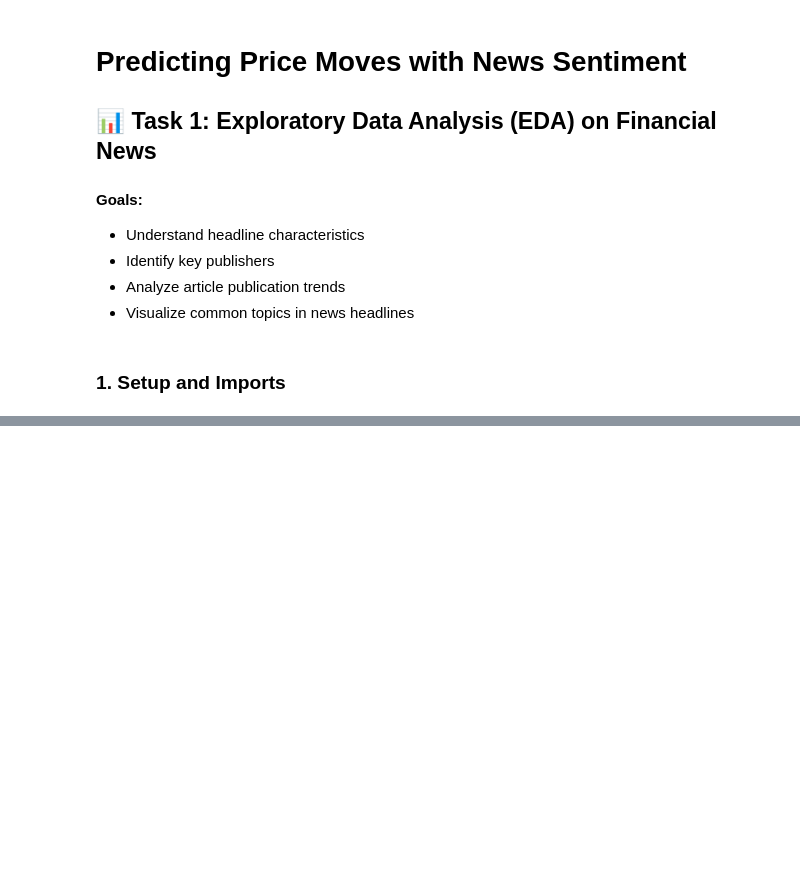
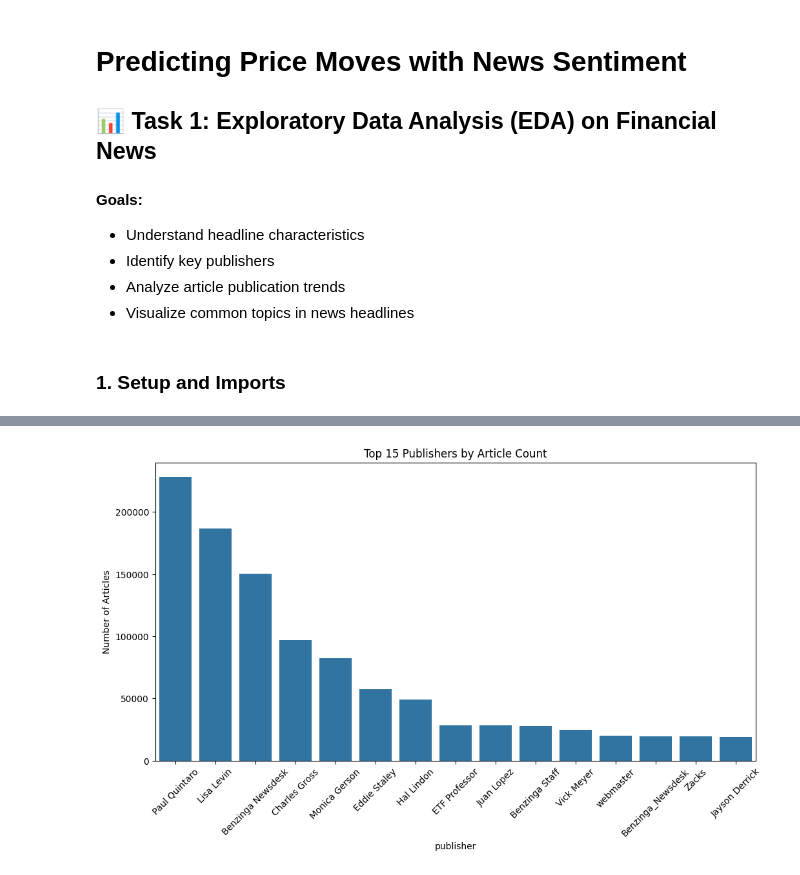
Before and after one commit to Becky-Chala/aim-week1-challenge, a Jupyter notebook: notebooks/eda.ipynb, the cells around one changed output, grey strips where cells are left out. Drawn from its saved outputs; the diff is of its cells as text; code cells hidden in the pictures; blank space fills up the shorter version.

```diff
--- a/notebooks/eda.ipynb
+++ b/notebooks/eda.ipynb
@@ -154,0 +85,11 @@ plt.show()
+# %%
+# 4.2 Article Count by Publisher
+publisher_counts = df['publisher'].value_counts()
+plt.figure(figsize=(12,6))
+sns.barplot(x=publisher_counts.index[:15], y=publisher_counts.values[:15])
+plt.xticks(rotation=45)
+plt.title("Top 15 Publishers by Article Count")
+plt.ylabel("Number of Articles")
+plt.show()
+# %% [output]
+[figure, added]
```
Also changed, not shown: parts of 39 cells of this notebook, 2 other files.
